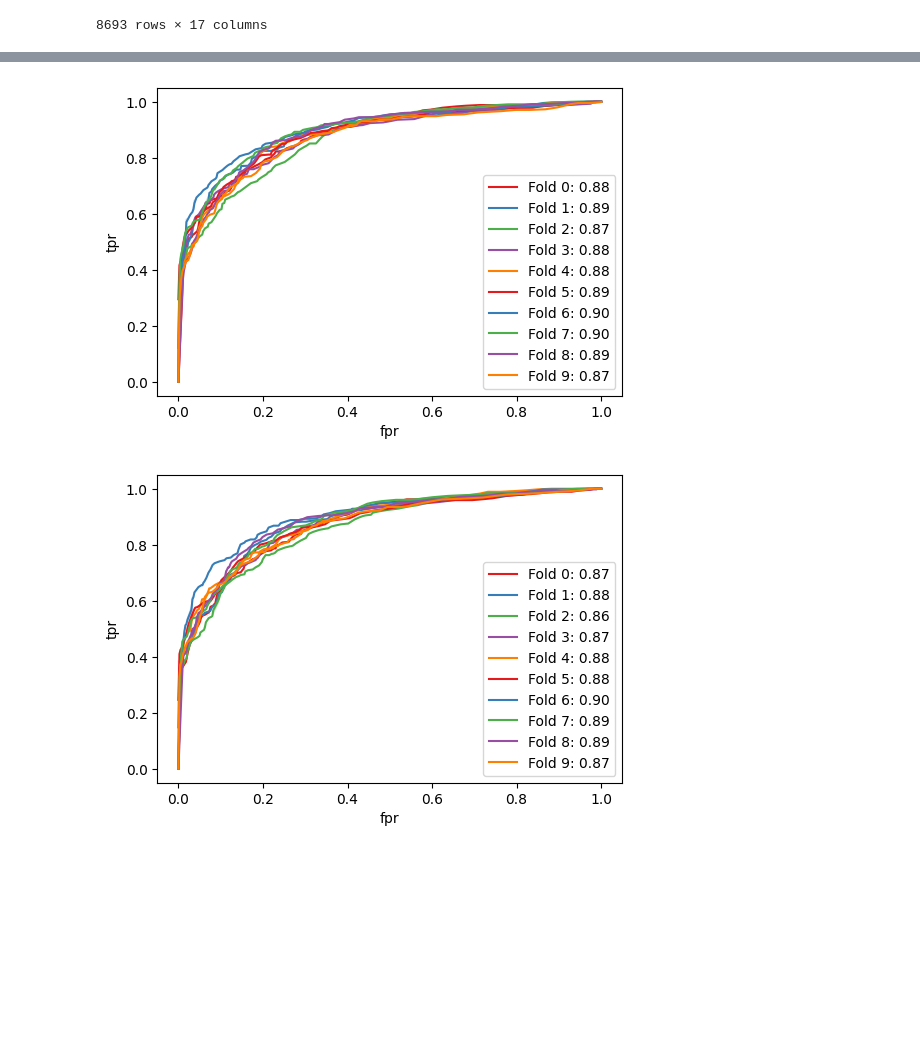
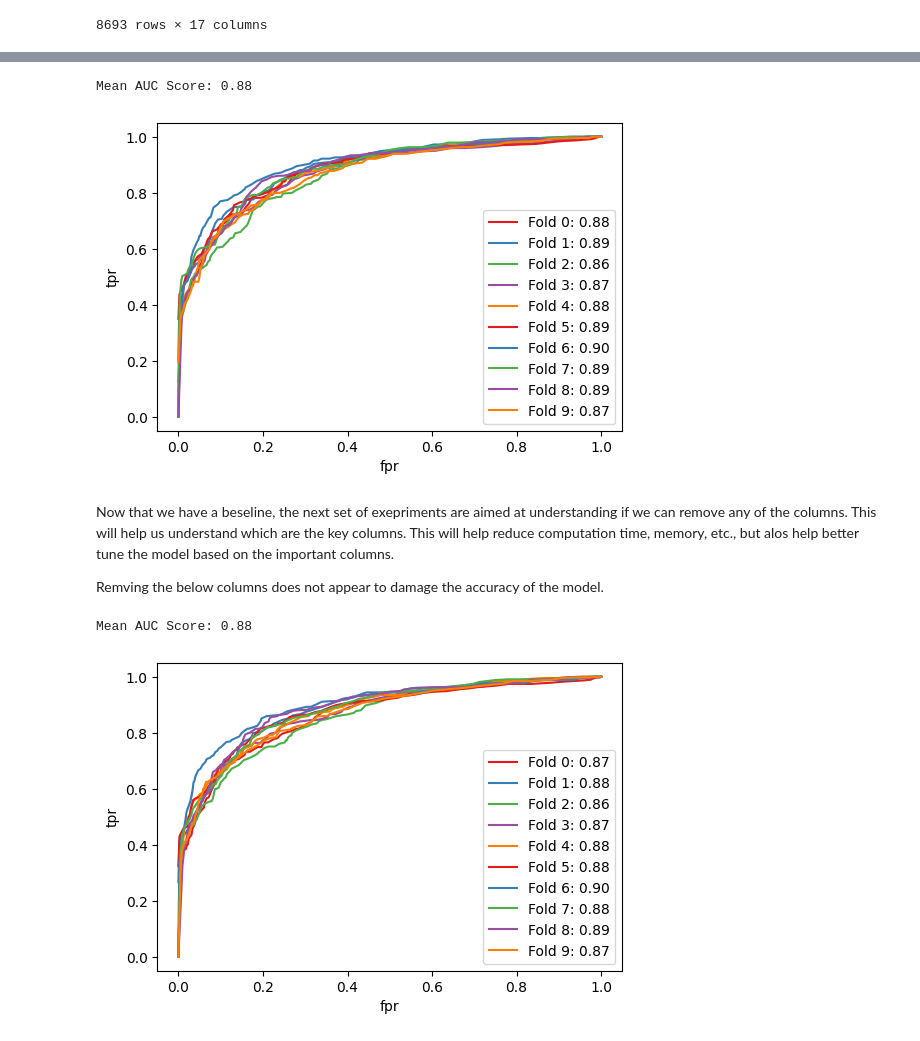
Before and after one commit to miroslavlabs/ml-projects, a Jupyter notebook: Kaggle/Titanic Spaceship/titanic-spaceship.ipynb, the cells around one changed output, grey strips where cells are left out. Cells and saved outputs as stored; diff of their text form; code cells hidden in the pictures; blank space fills up the shorter version.

```diff
--- a/Kaggle/Titanic Spaceship/titanic-spaceship.ipynb
+++ b/Kaggle/Titanic Spaceship/titanic-spaceship.ipynb
@@ -77,0 +80,18 @@ Numberical columns such as `RoomService` will be filled with `0` for the first a
+# %%
+facilities_columns = ['RoomService', 'FoodCourt', 'ShoppingMall', 'Spa', 'VRDeck']
+
+df_3 = df.loc[df['CryoSleep'] == False]
+
+column_serieses = {}
+for c in facilities_columns:
+    column_serieses[c] = df_3[c] > 0
+
+column_serieses['Transported'] = df_3['Transported']
+
+facilities_df = pd.DataFrame(column_serieses)
+
+fig = plt.figure(figsize=(6, 4))
+for i, c in enumerate(facilities_columns):
+    ax = fig.add_subplot(len(facilities_columns), 2, i + 1)
+    plt.subplots_adjust(bottom=-2.5, right=0.8, top=0.8, left=-0.3)
+    sns.countplot(facilities_df, x=c, hue='Transported', ax=ax)
@@ -111,7 +173,7 @@ passenger_split_arrays = np.array(passenger_split.to_numpy().T.tolist()).transpo
 df_prep['Passenger_Group'] = passenger_split_arrays[0].astype(int)
 df_prep['Passenger_Group_Number'] = passenger_split_arrays[1].astype(int)
 # %%
-df_prep_2 = df_prep.drop(columns=['PassengerId', 'Cabin', 'Name'])
+df_prep_2 = df_prep.drop(columns=['PassengerId', 'Cabin', 'Name', 'Destination', 'VIP'])
 
 display(df_prep_2)
 # %% [output]
@@ -149,5 +205,5 @@ display(df_prep_2)
 # %%
-categorical_columns = ['HomePlanet', 'CryoSleep', 'Destination', 'VIP', 'Deck_Letter', 'Deck_Side']
+categorical_columns = ['HomePlanet', 'CryoSleep', 'Deck_Letter', 'Deck_Side']
 df_encoded = df_prep_2.drop(columns=categorical_columns)
 
 for col in categorical_columns:
@@ -225,19 +281,27 @@ def plot_roc(roc_data_arr, auc_score_arr):
     for i, (fpr, tpr) in enumerate(roc_data_arr):
         roc_df = pd.DataFrame({'fpr': fpr, 'tpr': tpr})
         sns.lineplot(roc_df, x='fpr', y='tpr', ax=ax, label=('Fold %d: %.2f' % (i, auc_score_arr[i])), legend='full')
+
+def mean_auc_score(auc_score_arr):
+    return np.array(auc_score_arr).mean()
 # %%
 roc_data_arr, auc_score_arr = classify(df_encoded, 'Transported')
 plot_roc(roc_data_arr, auc_score_arr)
+print('Mean AUC Score: %.2f' % mean_auc_score(auc_score_arr))
 # %% [output]
+Mean AUC Score: 0.88
-[figure, old version]
+[figure, new version]
+# %% [markdown]
+Now that we have a beseline, the next set of exepriments are aimed at understanding if we can remove any of the columns. This will help us understand which are the key columns. This will help reduce computation time, memory, etc., but alos help better tune the model based on the important columns.
+
+Remving the below columns does not appear to damage the accuracy of the model.
 # %%
-# 'HomePlanet', 'CryoSleep', 'Destination', 'VIP', 'Deck_Letter', 'Deck_Side'
-    # df_encoded.filter(like='HomePlanet').columns.values.transpose().tolist() + \
-columns_to_drop = ['Passenger_Group', 'Passenger_Group_Number'] + \
-    df_encoded.filter(like='Destination').columns.values.transpose().tolist()
+columns_to_drop = ['Passenger_Group', 'Passenger_Group_Number', 'Total_Expenses']
 df_encoded_2 = df_encoded.drop(columns=columns_to_drop)
 
 roc_data_arr, auc_score_arr = classify(df_encoded_2, 'Transported')
 plot_roc(roc_data_arr, auc_score_arr)
+print('Mean AUC Score: %.2f' % mean_auc_score(auc_score_arr))
 # %% [output]
+Mean AUC Score: 0.88
-[figure, old version]
+[figure, new version]
```
Also changed, not shown: parts of 17 cells of this notebook.
